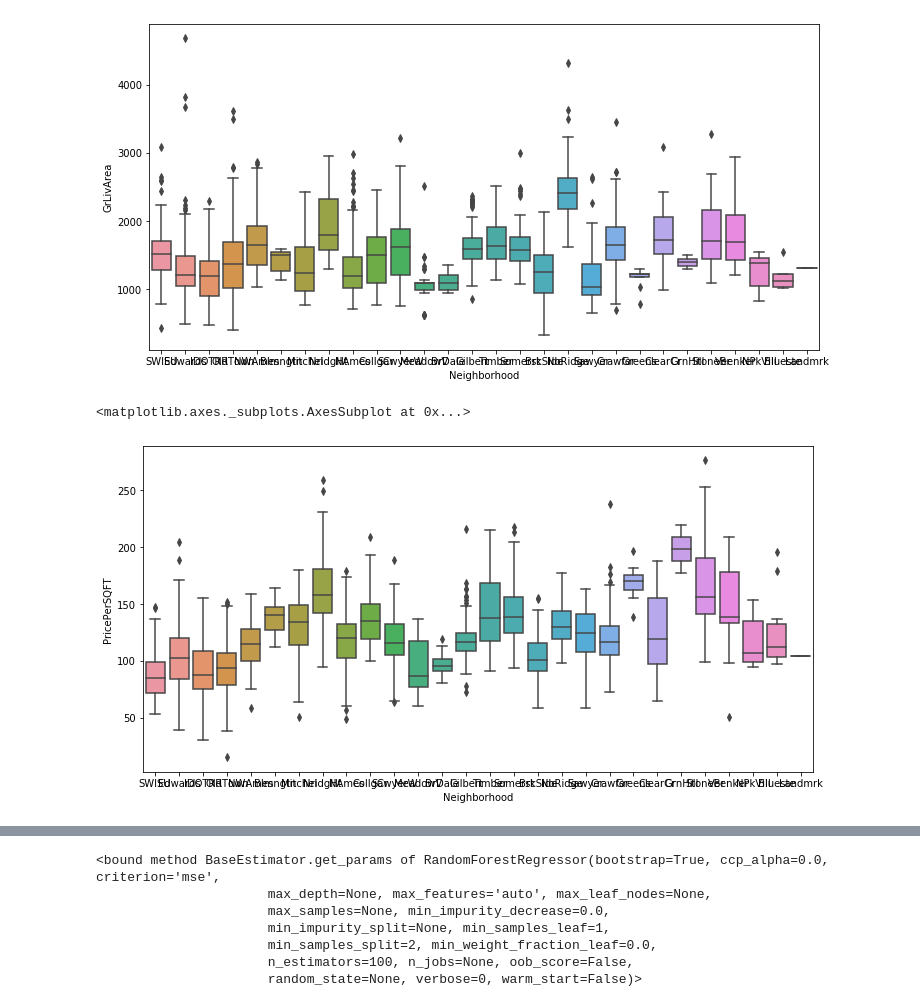
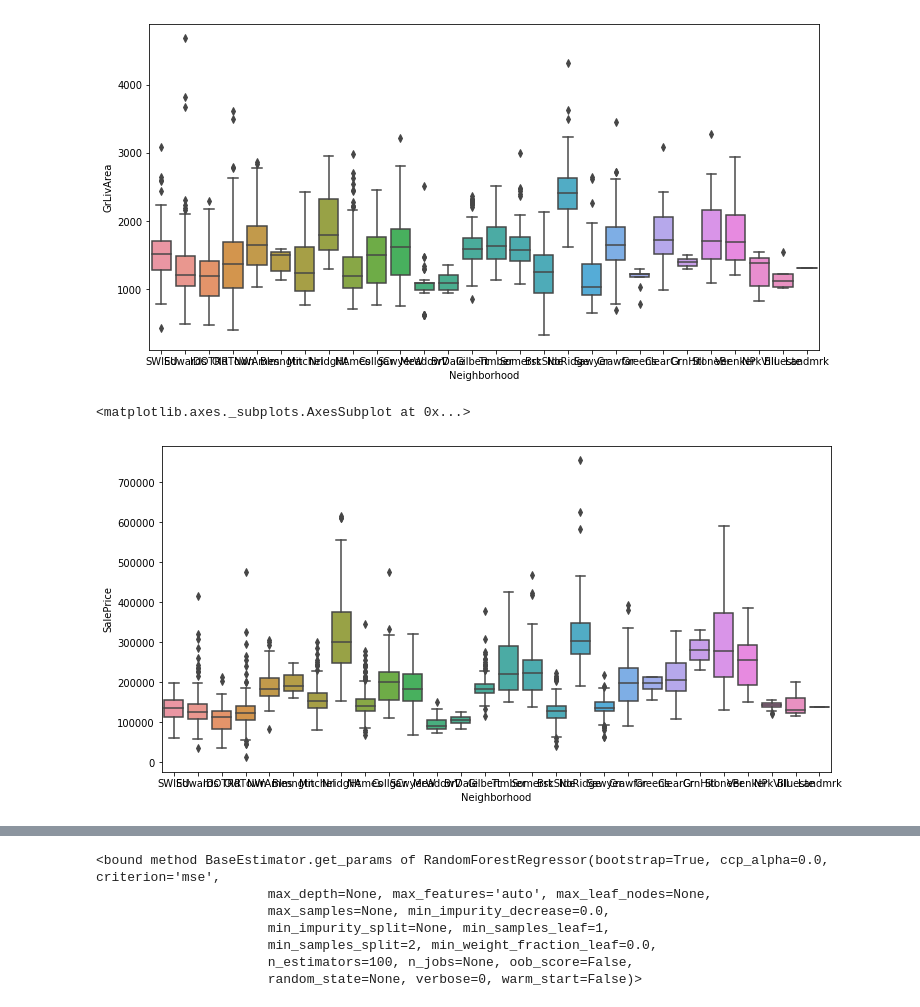
Before and after one commit to jschiavone45/Ames_Iowa_ML_Project, a Jupyter notebook: EDA_housing_data.ipynb, the cells around one changed output, grey strips where cells are left out. Saved outputs shown, nothing was run; the diff lists cells and outputs as text; code cells hidden in the pictures.

Commit message:
updated models and data frame

```diff
--- a/EDA_housing_data.ipynb
+++ b/EDA_housing_data.ipynb
@@ -72,11 +61,21 @@ housing['BsmtCond'] = housing['BsmtCond'].fillna('None')
 housing['BsmtQual'] = housing['BsmtQual'].fillna('None')
 housing['BsmtFinType1'] = housing['BsmtFinType1'].fillna('None')
 housing['TotalBath'] = housing['FullBath'] + (housing['HalfBath']*.5)
+housing['BsmtBath'] = housing['BsmtFullBath'] + (housing['BsmtHalfBath']*.5)
 housing['BsmtFinSF1'] = housing['BsmtFinSF1'].fillna(0)
 housing['BsmtFinType2'] = housing['BsmtFinType2'].fillna('Unf')
 housing['BsmtUnfSF'] = housing['BsmtUnfSF'].fillna(0)
 housing['TotalBsmtSF'] = housing['TotalBsmtSF'].fillna(0)
 housing['FireplaceQu'] = housing['FireplaceQu'].fillna('None')
+housing['BsmtFinSF'] = housing['BsmtFinSF1'] + housing['BsmtFinSF2']
 
-y = housing['SalePrice']
-housing = housing.drop(labels= ['PoolQC', 'MiscFeature', 'Alley', 'Fence', 'BsmtHalfBath', 'BsmtFullBath','FullBath', 'HalfBath', 'Condition2', 'SalePrice', 'BsmtFinSF2','Electrical', 'PID',], axis=1)
+housing = housing.drop(labels= ['PoolQC', 'MiscFeature', 'Alley', 'Fence',
+                                'FullBath','HalfBath', 'Condition2', 'BsmtFinSF2','Electrical', 'Utilities',
+                                'RoofStyle', 'RoofMatl','MasVnrArea', 'BsmtCond', 'BsmtExposure', 'BsmtFinType2',
+                               'BsmtFinType2', 'BsmtFinSF1', 'TotalBsmtSF', 'Heating', 'GarageYrBlt',
+                               'WoodDeckSF', 'OpenPorchSF', 'EnclosedPorch', '3SsnPorch'], axis=1)
+#MSSubClass, change to a string
+#
+# %%
+housing = housing[['OverallQual', 'GrLivArea', 'Neighborhood', 'Condition1', 'BldgType', 'YearRemodAdd',
+         'BsmtFinType1', 'BedroomAbvGr', 'GarageCars','YrSold', 'SalePrice', 'PID']]
@@ -82,0 +108,3 @@ housing = housing.drop(labels= ['PoolQC', 'MiscFeature', 'Alley', 'Fence', 'Bsmt
+# %%
+housing = pd.merge(housing, addr_2010, how = 'inner', on='PID')
+housing.shape
@@ -83,2 +120,4 @@ housing = housing.drop(labels= ['PoolQC', 'MiscFeature', 'Alley', 'Fence', 'Bsmt
 # %%
+y = housing['SalePrice']
+housing = housing.drop(labels = ['SalePrice', 'PID'], axis =1)
 X = pd.get_dummies(housing, drop_first=True, dummy_na=True)
@@ -170,7 +305,7 @@ sns.boxplot(x='Neighborhood', y='GrLivArea', data=housing)
 [figure]
 # %%
 plt.figure(figsize=(12,6))
-sns.boxplot(x='Neighborhood', y='PricePerSQFT', data=housing)
+sns.boxplot(x='Neighborhood', y='SalePrice', data=housing)
 # %% [output]
 <matplotlib.axes._subplots.AxesSubplot at 0x...>
-[figure, old version]
+[figure, new version]
```
Also changed, not shown: parts of 62 cells of this notebook.
